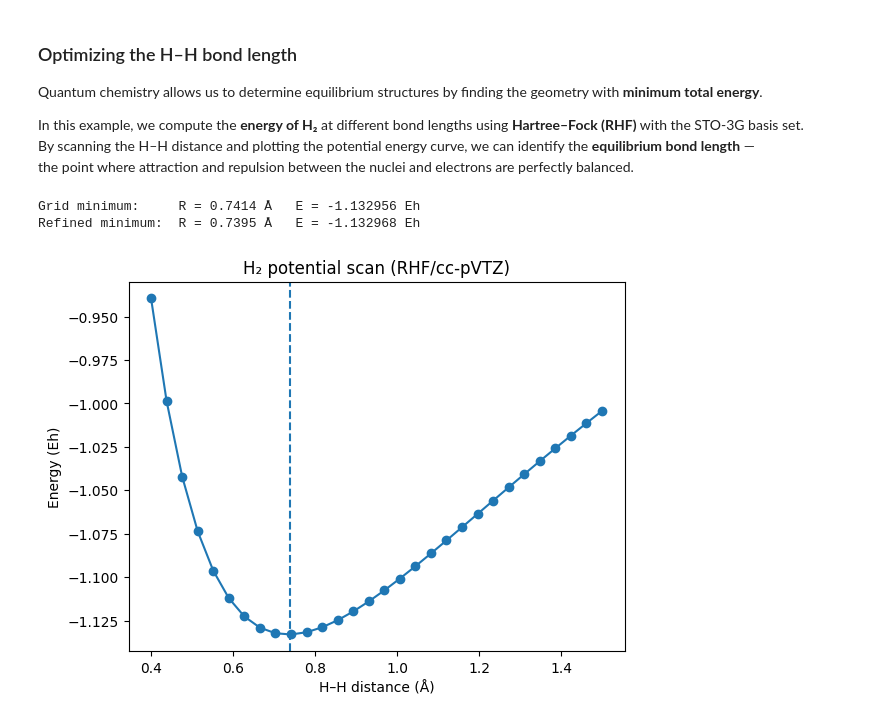
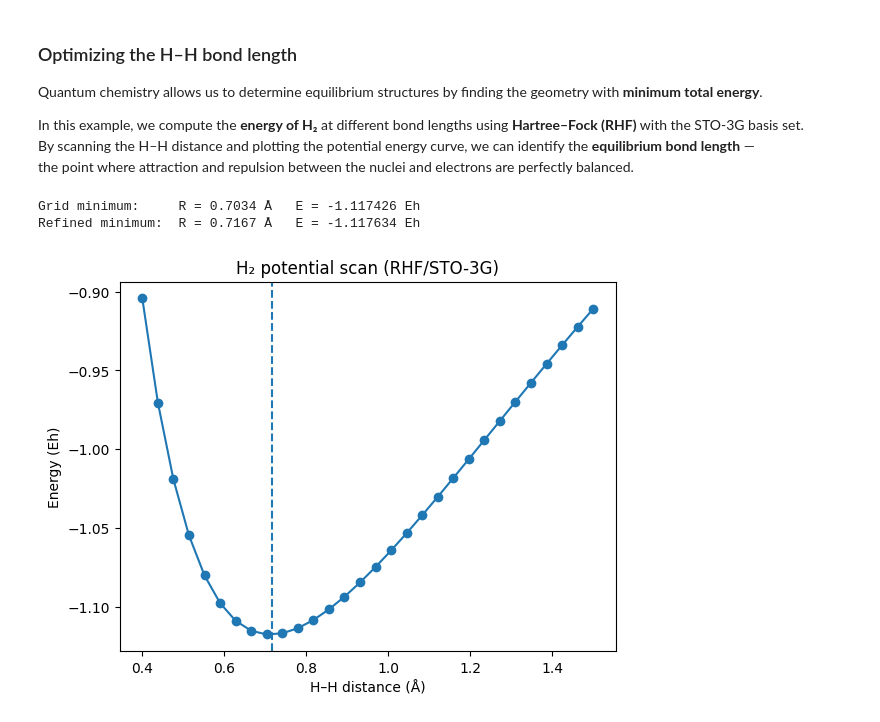
Before and after one commit to Svatunek-Lab/teaching, a Jupyter notebook: 2025_University_of_Malaya_Intro_Chemistry_Python/Intro_PySCF_QM_in_Colab.ipynb, the cells around one changed output. Drawn from its saved outputs; the diff is of its cells as text; code cells hidden in the pictures.

```diff
--- a/2025_University_of_Malaya_Intro_Chemistry_Python/Intro_PySCF_QM_in_Colab.ipynb
+++ b/2025_University_of_Malaya_Intro_Chemistry_Python/Intro_PySCF_QM_in_Colab.ipynb
@@ -29,34 +31,34 @@ def h2_energy(R, basis="STO-3G", method="RHF"):
     else:
         from pyscf import dft
         mf = dft.RKS(mol, xc=method).run(conv_tol=1e-12, verbose=0)
     return mf.e_tot
 
 # Scan distances (Å)
 Rs = np.linspace(0.40, 1.50, 30)
-Es = np.array([h2_energy(R, basis="cc-pVTZ", method="RHF") for R in Rs])
+Es = np.array([h2_energy(R, basis="STO-3G", method="RHF") for R in Rs])
 
 # Locate minimum on the grid
 imin = int(Es.argmin())
 Rmin_grid = Rs[imin]
 Emin_grid = Es[imin]
 
 # Refine with a local quadratic fit around the minimum
 i0 = max(0, imin-2); i1 = min(len(Rs), imin+3)
 coef = np.polyfit(Rs[i0:i1], Es[i0:i1], 2)          # E(R) ≈ aR^2 + bR + c
 Rmin_fit = -coef[1] / (2*coef[0])
 Emin_fit = np.polyval(coef, Rmin_fit)
 
 print(f"Grid minimum:     R = {Rmin_grid:.4f} Å   E = {Emin_grid:.6f} Eh")
 print(f"Refined minimum:  R = {Rmin_fit:.4f} Å   E = {Emin_fit:.6f} Eh")
 
 # Plot
 plt.plot(Rs, Es, marker="o")
 plt.axvline(Rmin_fit, linestyle="--")
 plt.xlabel("H–H distance (Å)")
 plt.ylabel("Energy (Eh)")
 plt.title("H₂ potential scan (RHF/STO-3G)")
 plt.show()
 # %% [output]
-Grid minimum:     R = 0.7414 Å   E = -1.132956 Eh
-Refined minimum:  R = 0.7395 Å   E = -1.132968 Eh
+Grid minimum:     R = 0.7034 Å   E = -1.117426 Eh
+Refined minimum:  R = 0.7167 Å   E = -1.117634 Eh
-[figure, old version]
+[figure, new version]
```
Also changed, not shown: parts of 1 cell of this notebook.
